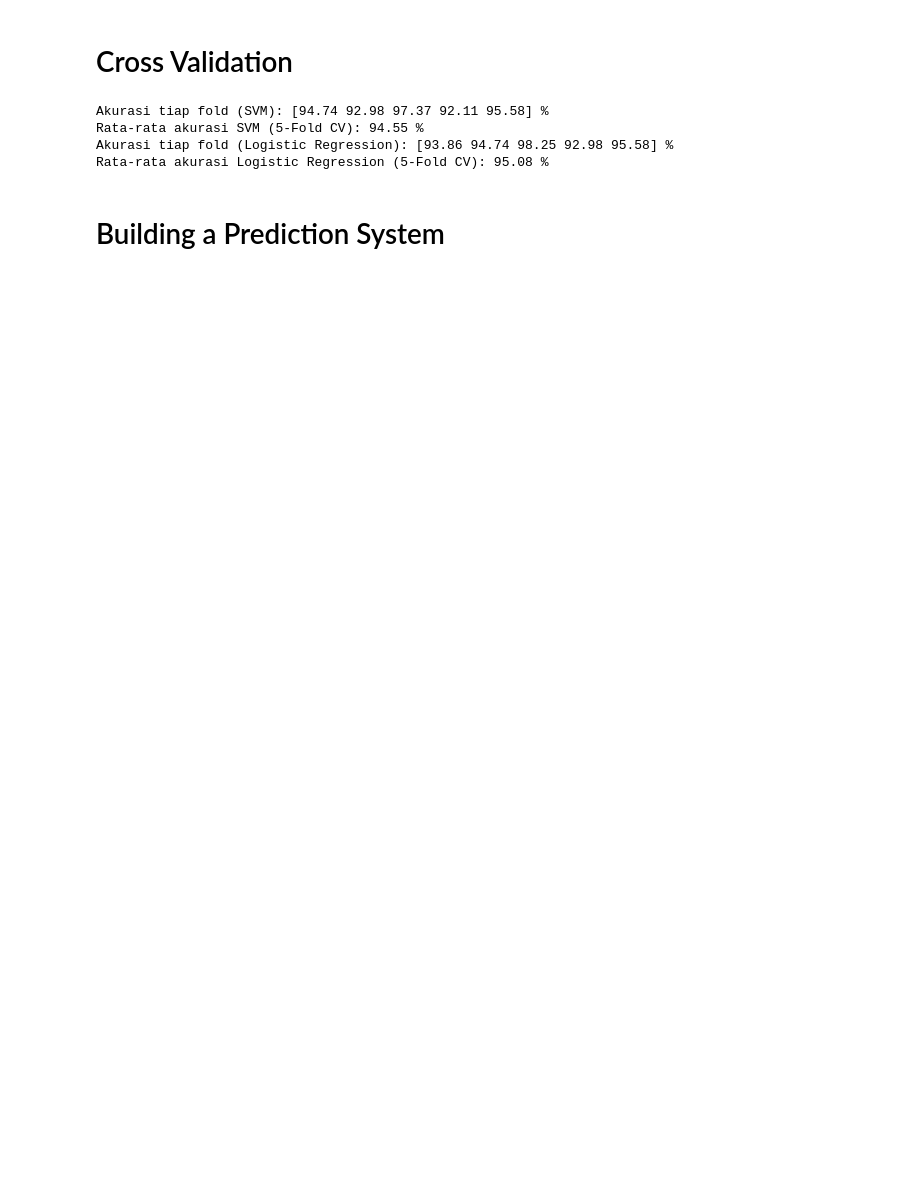
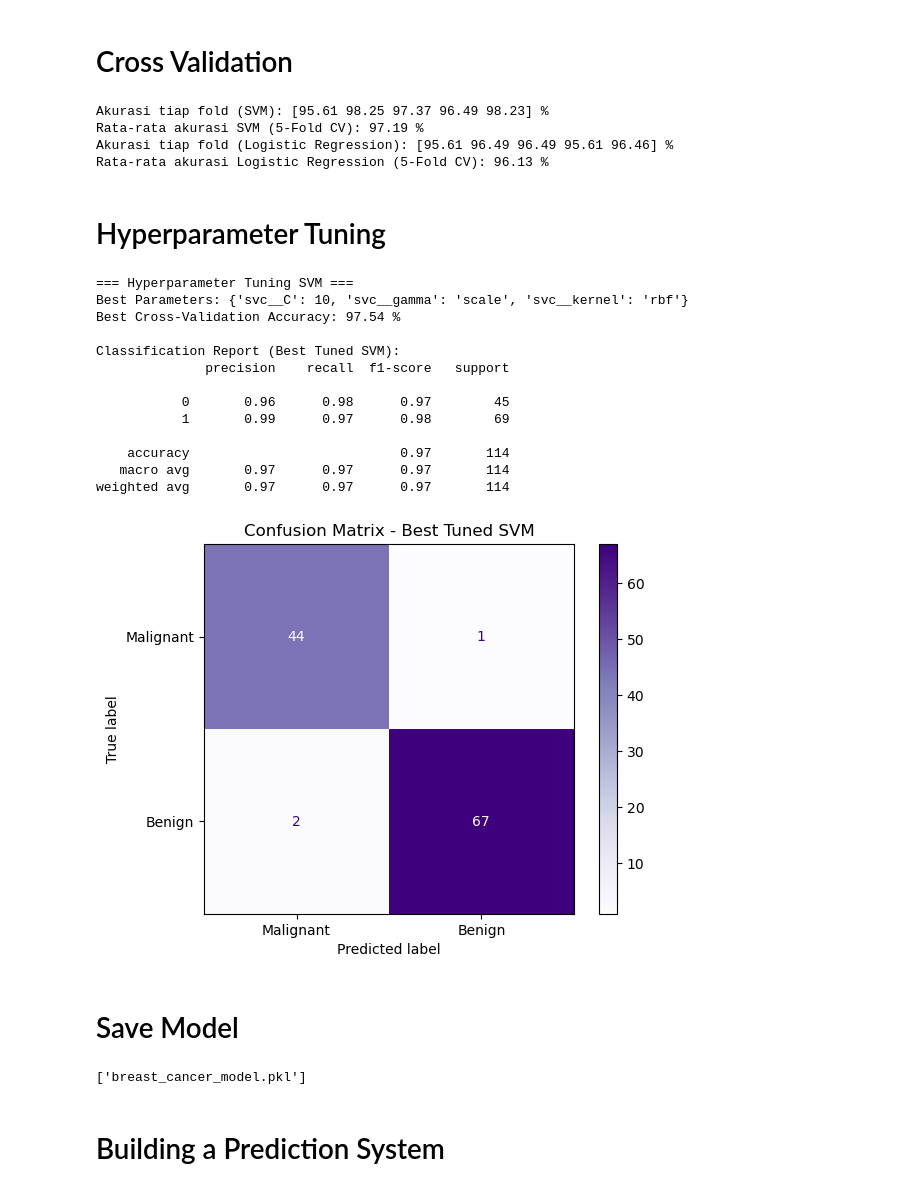
Before and after one commit to leonardwgk/Breast-Cancer-Detection, a Jupyter notebook: breastCancerDetection.ipynb, the cells around one changed output. Cells and saved outputs as stored; diff of their text form; code cells hidden in the pictures; blank space fills up the shorter version.

Commit message:
add web server & hyperparam tuning

```diff
--- a/breastCancerDetection.ipynb
+++ b/breastCancerDetection.ipynb
@@ -273,20 +293,72 @@ weighted avg       0.97      0.97      0.97       114
 # Cross Validation
 # %%
 from sklearn.model_selection import cross_val_score
+from sklearn.pipeline import make_pipeline
 
-svm_cv_scores = cross_val_score(model, X, Y, cv=5)
+svm_pipeline = make_pipeline(MinMaxScaler(), SVC(kernel='linear', probability=True))
+svm_cv_scores = cross_val_score(svm_pipeline, X, Y, cv=5)
 print("Akurasi tiap fold (SVM):", np.round(svm_cv_scores * 100, 2), "%")
 print("Rata-rata akurasi SVM (5-Fold CV):", np.round(np.mean(svm_cv_scores) * 100, 2), "%")
 
 # Logistic Regression Cross Validation
-logreg_cv_scores = cross_val_score(logisticModel, X, Y, cv=5)
+logreg_pipeline = make_pipeline(MinMaxScaler(), LogisticRegression(max_iter=10000))
+logreg_cv_scores = cross_val_score(logreg_pipeline, X, Y, cv=5)
 print("Akurasi tiap fold (Logistic Regression):", np.round(logreg_cv_scores * 100, 2), "%")
 print("Rata-rata akurasi Logistic Regression (5-Fold CV):", round(np.mean(logreg_cv_scores) * 100, 2), "%")
 # %% [output]
-Akurasi tiap fold (SVM): [94.74 92.98 97.37 92.11 95.58] %
-Rata-rata akurasi SVM (5-Fold CV): 94.55 %
-Akurasi tiap fold (Logistic Regression): [93.86 94.74 98.25 92.98 95.58] %
-Rata-rata akurasi Logistic Regression (5-Fold CV): 95.08 %
+Akurasi tiap fold (SVM): [95.61 98.25 97.37 96.49 98.23] %
+Rata-rata akurasi SVM (5-Fold CV): 97.19 %
+Akurasi tiap fold (Logistic Regression): [95.61 96.49 96.49 95.61 96.46] %
+Rata-rata akurasi Logistic Regression (5-Fold CV): 96.13 %
+# %% [markdown]
+# Hyperparameter Tuning
+# %%
+param_grid = {
+    'svc__C': [0.01, 0.1, 1, 10, 100],
+    'svc__kernel': ['linear', 'rbf'],
+    'svc__gamma': ['scale', 'auto']
+}
+
+grid = GridSearchCV(svm_pipeline, param_grid, cv=5, scoring='accuracy', n_jobs=-1)
+grid.fit(X, Y)
+
+print("=== Hyperparameter Tuning SVM ===")
+print("Best Parameters:", grid.best_params_)
+print("Best Cross-Validation Accuracy:", round(grid.best_score_ * 100, 2), "%")
+
+# Model terbaik
+best_svm_model = grid.best_estimator_
+best_svm_model.fit(X_train, Y_train)
+best_svm_pred = best_svm_model.predict(X_test)
+
+print("\nClassification Report (Best Tuned SVM):")
+print(classification_report(Y_test, best_svm_pred))
+
+ConfusionMatrixDisplay(confusion_matrix=confusion_matrix(Y_test, best_svm_pred), display_labels=["Malignant", "Benign"]).plot(cmap=plt.cm.Purples)
+plt.title("Confusion Matrix - Best Tuned SVM")
+plt.show()
+# %% [output]
+=== Hyperparameter Tuning SVM ===
+Best Parameters: {'svc__C': 10, 'svc__gamma': 'scale', 'svc__kernel': 'rbf'}
+Best Cross-Validation Accuracy: 97.54 %
+
+Classification Report (Best Tuned SVM):
+              precision    recall  f1-score   support
+
+           0       0.96      0.98      0.97        45
+           1       0.99      0.97      0.98        69
+
+    accuracy                           0.97       114
+   macro avg       0.97      0.97      0.97       114
+weighted avg       0.97      0.97      0.97       114
+[figure, added]
+# %% [markdown]
+# Save Model
+# %%
+import joblib
+joblib.dump(best_svm_model, "breast_cancer_model.pkl")
+# %% [output]
+['breast_cancer_model.pkl']
 # %% [markdown]
 # Building a Prediction System
 # %%
```
Also changed, not shown: parts of 16 cells of this notebook, 10 other files.
